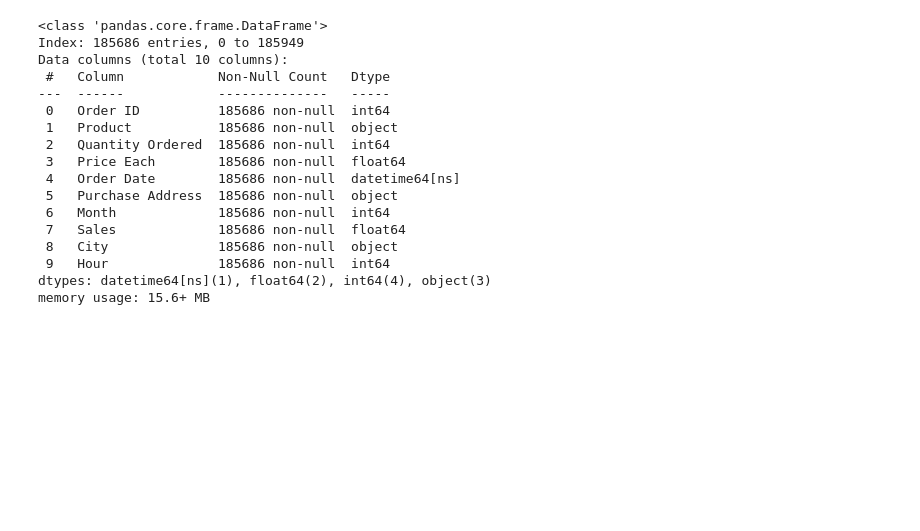
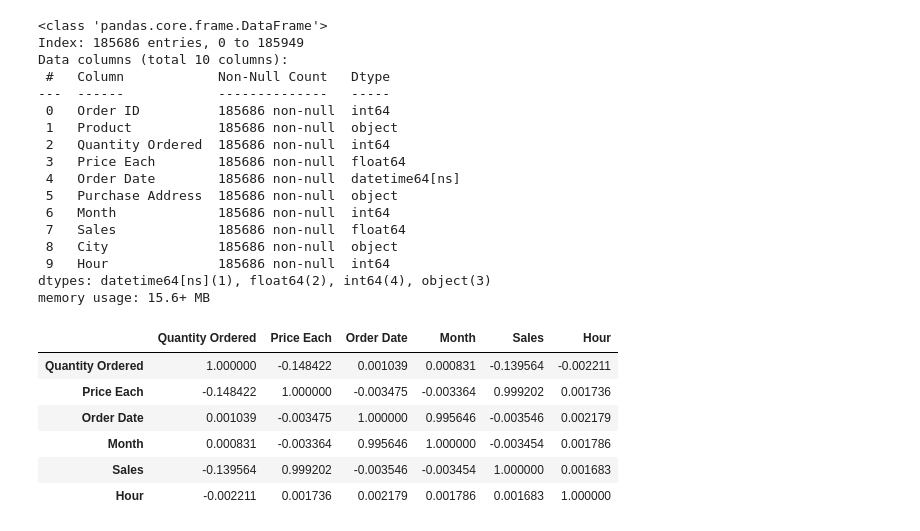
Before and after one commit to JOCRZ/Meriskill-Internship, a Jupyter notebook: Projects/project1.ipynb, the cells around one changed output. Drawn from its saved outputs; the diff is of its cells as text; code cells hidden in the pictures; blank space fills up the shorter version.

```diff
--- a/Projects/project1.ipynb
+++ b/Projects/project1.ipynb
@@ -410,3 +436,15 @@ Data columns (total 10 columns):
  9   Hour              185686 non-null  int64
 dtypes: datetime64[ns](1), float64(2), int64(4), object(3)
 memory usage: 15.6+ MB
+# %%
+correlation_matrix = df[['Quantity Ordered', 'Price Each', 'Order Date', 'Month', 'Sales',
+       'Hour']].corr()
+correlation_matrix.style.background_gradient(cmap='Reds')
+# %% [output]
+|  | Quantity Ordered | Price Each | Order Date | Month | Sales | Hour |
+| Quantity Ordered | 1.000000 | -0.148422 | 0.001039 | 0.000831 | -0.139564 | -0.002211 |
+| Price Each | -0.148422 | 1.000000 | -0.003475 | -0.003364 | 0.999202 | 0.001736 |
+| Order Date | 0.001039 | -0.003475 | 1.000000 | 0.995646 | -0.003546 | 0.002179 |
+| Month | 0.000831 | -0.003364 | 0.995646 | 1.000000 | -0.003454 | 0.001786 |
+| Sales | -0.139564 | 0.999202 | -0.003546 | -0.003454 | 1.000000 | 0.001683 |
+| Hour | -0.002211 | 0.001736 | 0.002179 | 0.001786 | 0.001683 | 1.000000 |
```
Also changed, not shown: parts of 5 cells of this notebook.
